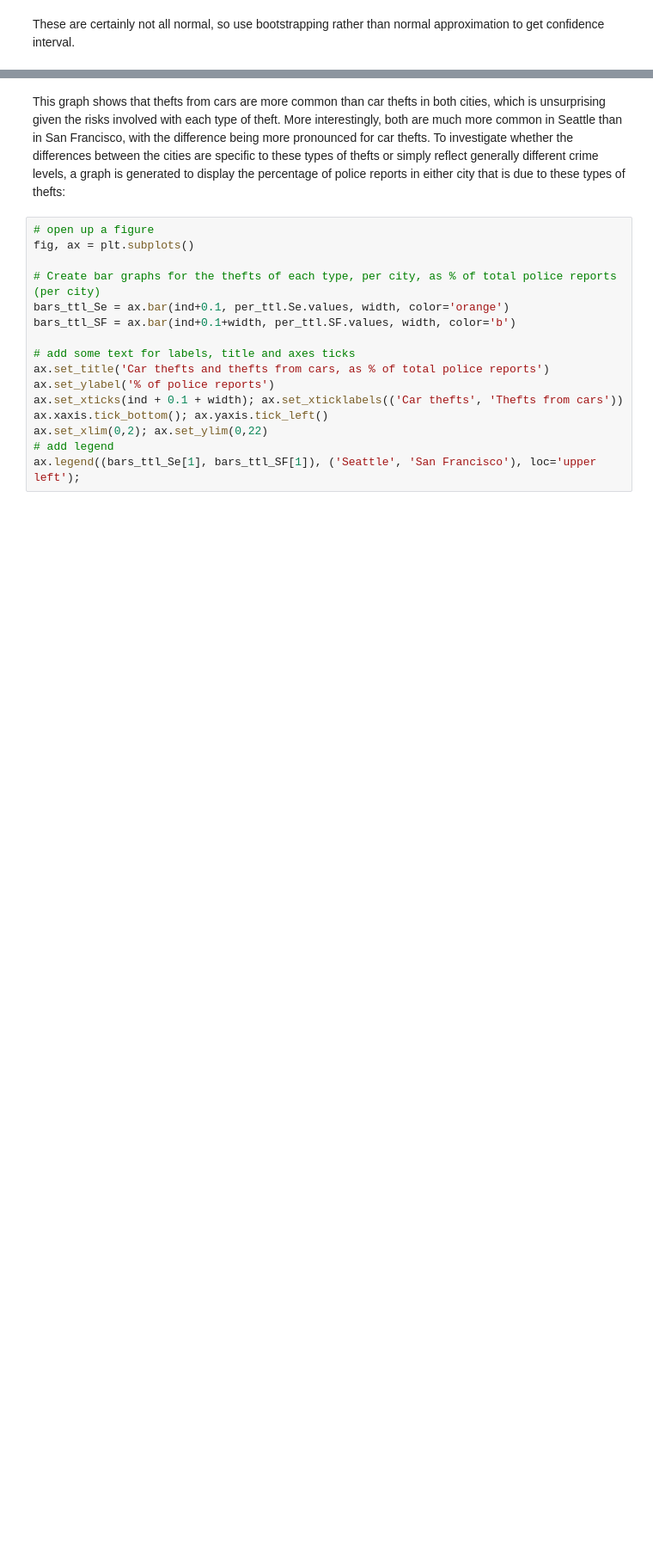
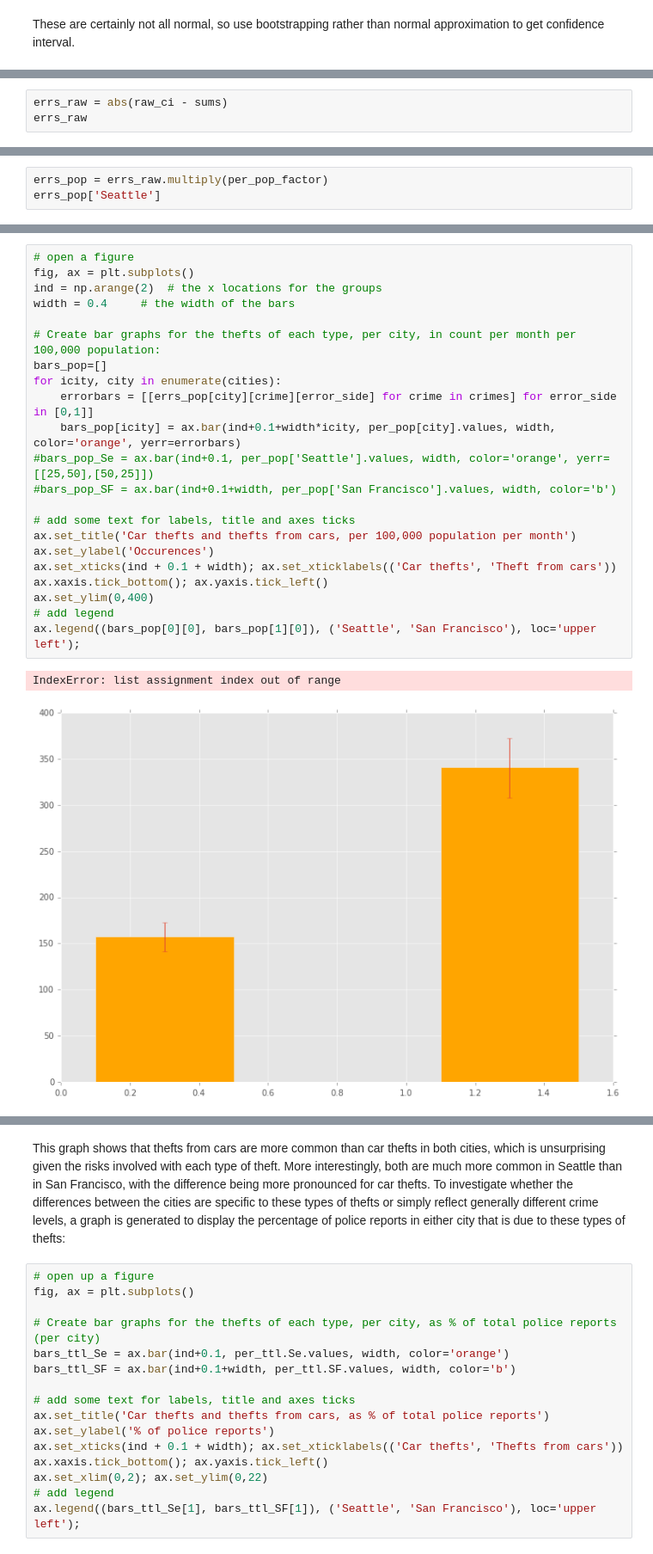
Before and after one commit to albertwildeman/Car-theft-Seattle-SF, a Jupyter notebook: Car_theft_Seattle_SF.ipynb, the cells around one changed output, grey strips where cells are left out. Shown at 86% size. Drawn from its saved outputs; the diff is of its cells as text; blank space fills up the shorter version.

Commit message:
some progress on error bars

```diff
--- a/Car_theft_Seattle_SF.ipynb
+++ b/Car_theft_Seattle_SF.ipynb
@@ -103,0 +109,3 @@ print(Se_theft_CI)
+# %%
+errs_raw = abs(raw_ci - sums)
+errs_raw
@@ -103,0 +121,3 @@ print(Se_theft_CI)
+# %%
+errs_pop = errs_raw.multiply(per_pop_factor)
+errs_pop['Seattle']
@@ -104 +128,26 @@ print(Se_theft_CI)
+# %%
+# open a figure
+fig, ax = plt.subplots()
+ind = np.arange(2)  # the x locations for the groups
+width = 0.4     # the width of the bars
+
+# Create bar graphs for the thefts of each type, per city, in count per month per 100,000 population:
+bars_pop=[]
+for icity, city in enumerate(cities):
+    errorbars = [[errs_pop[city][crime][error_side] for crime in crimes] for error_side in [0,1]]
+    bars_pop[icity] = ax.bar(ind+0.1+width*icity, per_pop[city].values, width, color='orange', yerr=errorbars)
+#bars_pop_Se = ax.bar(ind+0.1, per_pop['Seattle'].values, width, color='orange', yerr=[[25,50],[50,25]])
+#bars_pop_SF = ax.bar(ind+0.1+width, per_pop['San Francisco'].values, width, color='b')
+
+# add some text for labels, title and axes ticks
+ax.set_title('Car thefts and thefts from cars, per 100,000 population per month')
+ax.set_ylabel('Occurences')
+ax.set_xticks(ind + 0.1 + width); ax.set_xticklabels(('Car thefts', 'Theft from cars'))
+ax.xaxis.tick_bottom(); ax.yaxis.tick_left()
+ax.set_ylim(0,400)
+# add legend
+ax.legend((bars_pop[0][0], bars_pop[1][0]), ('Seattle', 'San Francisco'), loc='upper left');
+# %% [output]
+IndexError: list assignment index out of range
+[figure, added]
 # %%
```
Also changed, not shown: parts of 6 cells of this notebook.
